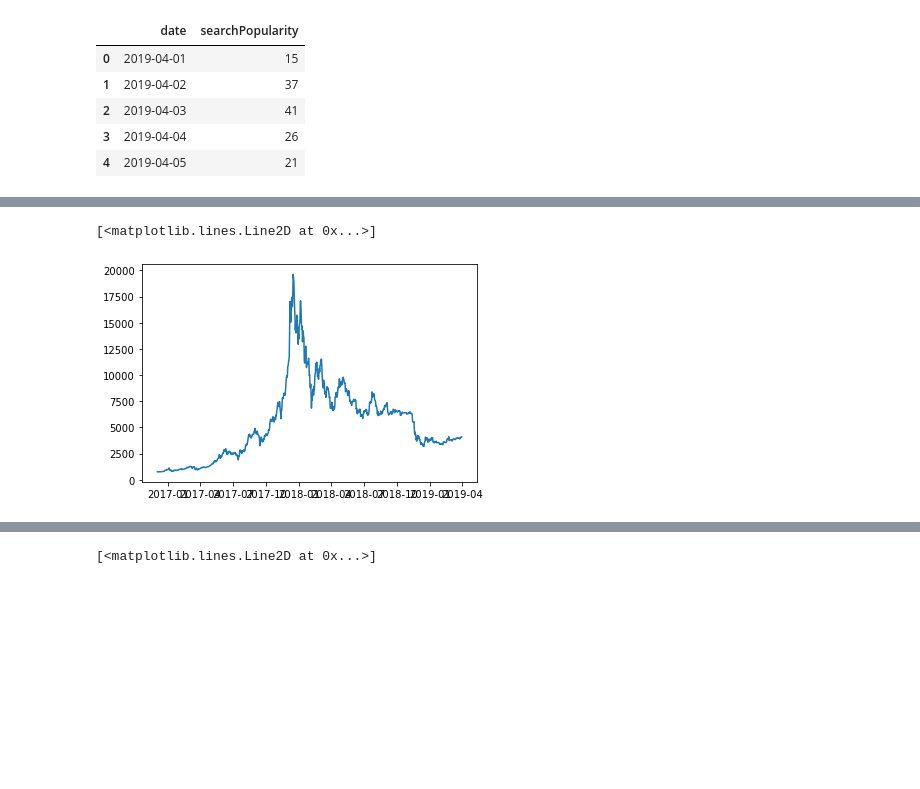
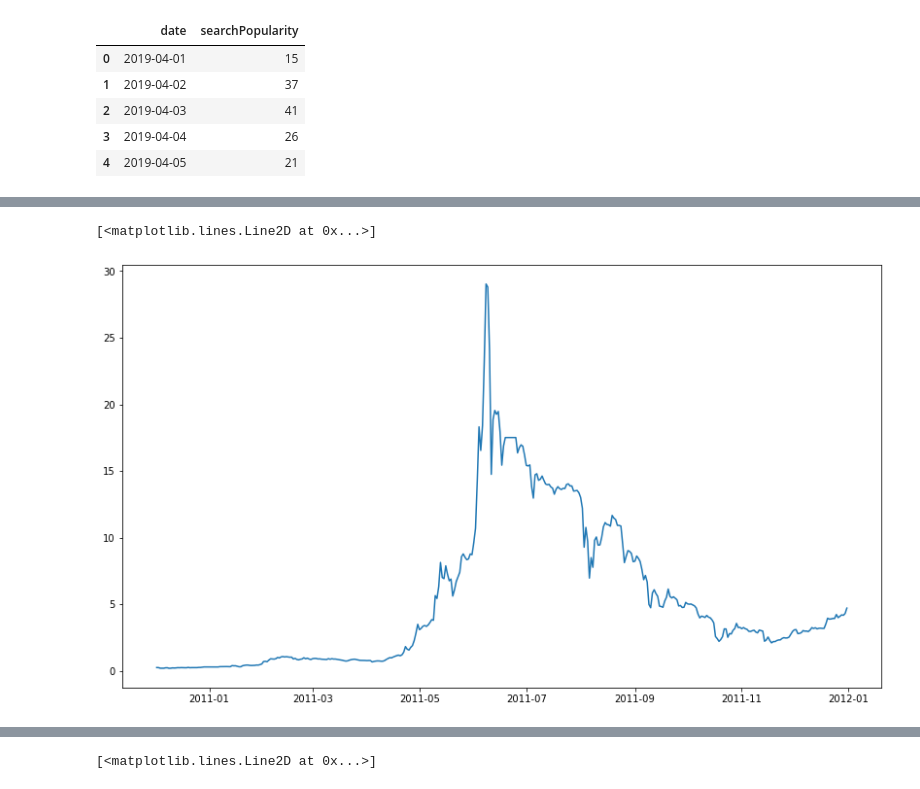
Before and after one commit to jcastrence/jcastrence.github.io, a Jupyter notebook: Untitled.ipynb, the cells around one changed output, grey strips where cells are left out. Cells and saved outputs as stored; diff of their text form; code cells hidden in the pictures; blank space fills up the shorter version.

```diff
--- a/Untitled.ipynb
+++ b/Untitled.ipynb
@@ -199,8 +250,9 @@ bubble2 = btc[(btc.date > dt.date(2013,  1, 1)) & (btc.date < dt.date(2013, 7, 1
 bubble3 = btc[(btc.date > dt.date(2013,  9, 1)) & (btc.date < dt.date(2014, 3, 1))]
 bubble4 = btc[(btc.date > dt.date(2016, 12, 1)) & (btc.date < dt.date(2019, 4, 1))]
 # %%
-plt.plot(bubble4.date, bubble4.PriceUSD)
+plt.figure(figsize=(14, 8))
+plt.plot(bubble1.date, bubble1.PriceUSD)
 # %% [output]
 [<matplotlib.lines.Line2D at 0x...>]
-[figure, old version]
+[figure, new version]
 # %%
```
Also changed, not shown: parts of 33 cells of this notebook.
